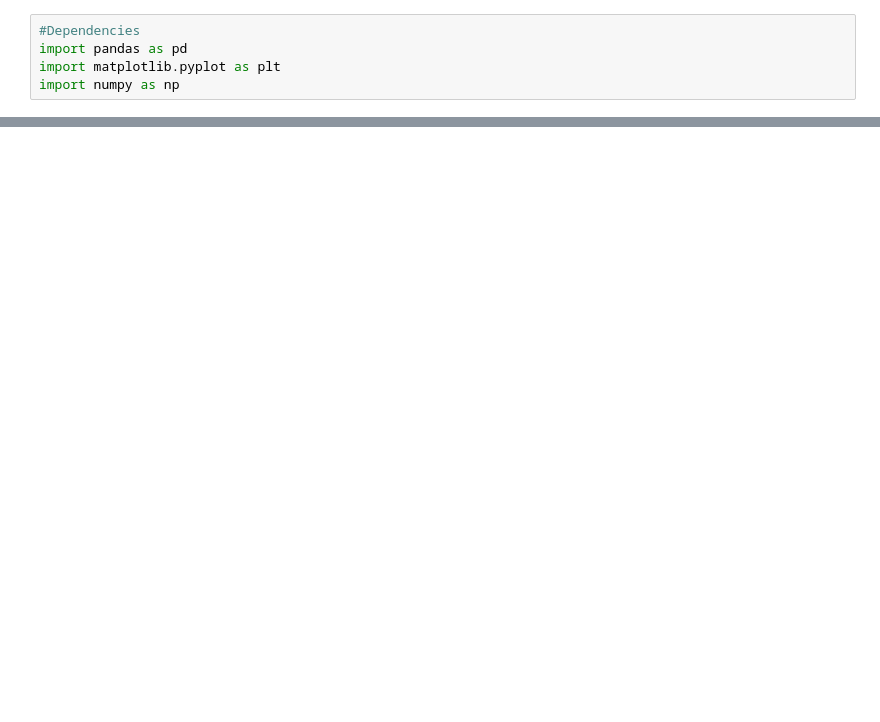
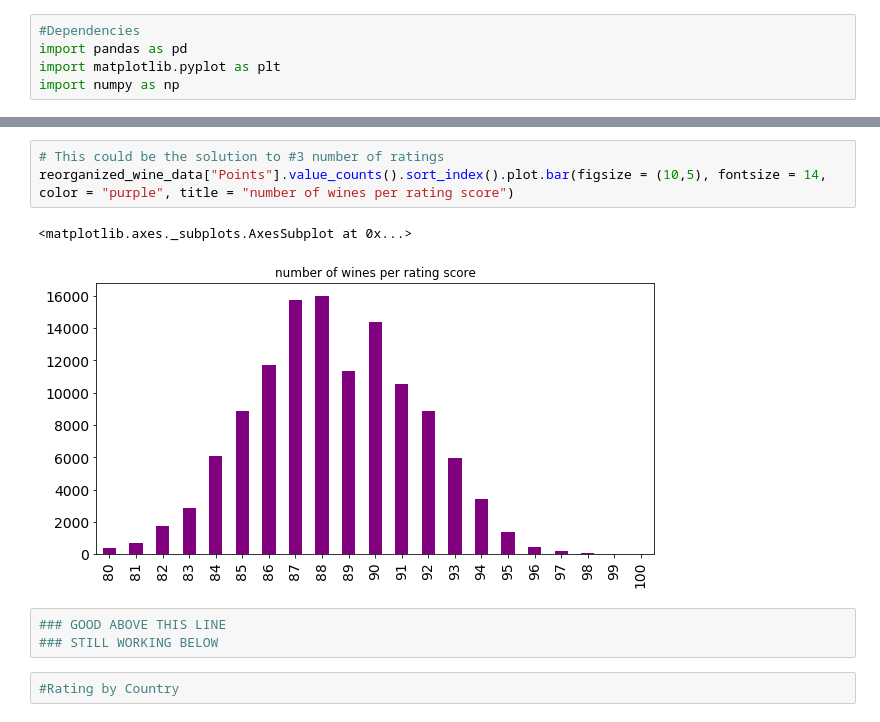
Before and after one commit to maggielavery/Group-Project-1, a Jupyter notebook: Untitled.ipynb, the cells around one changed output, grey strips where cells are left out. Drawn from its saved outputs; the diff is of its cells as text; blank space fills up the shorter version.

```diff
--- a/Untitled.ipynb
+++ b/Untitled.ipynb
@@ -71,0 +170,11 @@ organized_wine_data = organized_wine_data["Price"].dropna()
+# %%
+# This could be the solution to #3 number of ratings
+reorganized_wine_data["Points"].value_counts().sort_index().plot.bar(figsize = (10,5), fontsize = 14, color = "purple", title = "number of wines per rating score")
+# %% [output]
+<matplotlib.axes._subplots.AxesSubplot at 0x...>
+[figure, added]
+# %%
+### GOOD ABOVE THIS LINE
+### STILL WORKING BELOW
+# %%
+#Rating by Country
```
Also changed, not shown: parts of 16 cells of this notebook.
